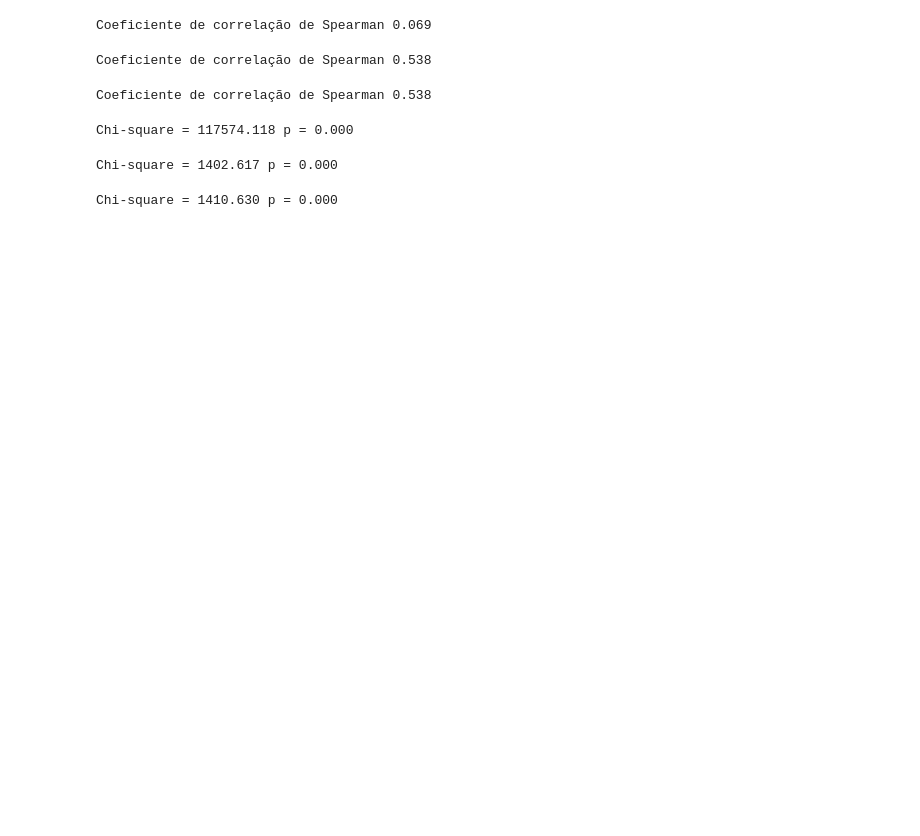
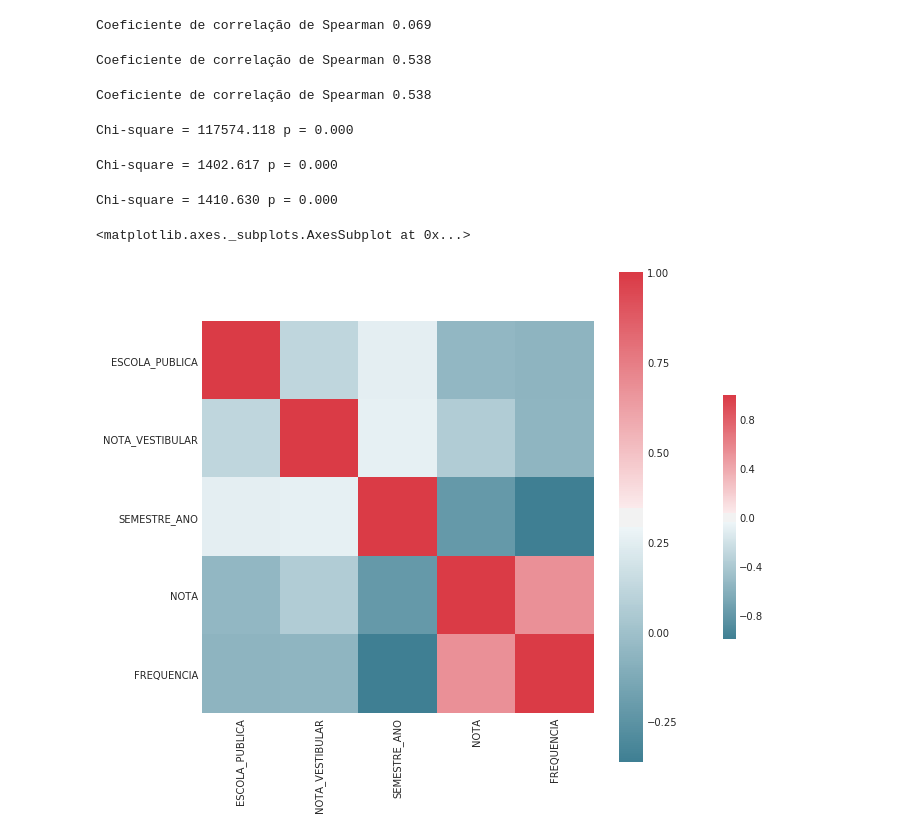
Before and after one commit to FlorencioFrancisco/Iniciacao_Cientifica, a Jupyter notebook: Correlacao_spearman.ipynb, the cells around one changed output. Cells and saved outputs as stored; diff of their text form; code cells hidden in the pictures; blank space fills up the shorter version.

Commit message:
Testando Heatmap

```diff
--- a/Correlacao_spearman.ipynb
+++ b/Correlacao_spearman.ipynb
@@ -102,3 +109,18 @@ chi2, p, dof, expected = chi2_contingency(table.values)
 print("Chi-square = %0.3f p = %0.3f" %(chi2, p))
 # %% [output]
 Chi-square = 1410.630 p = 0.000
+# %%
+#Testando heatmap
+mask = np.zeros_like(correlation_cols, dtype=np.bool)
+mask[np.triu_indices_from(mask)] = True
+f, ax = plt.subplots(figsize=(11,9))
+cmap = sb.diverging_palette(220, 10, as_cmap = True)
+sb.heatmap(correlation_cols, mask = mask, cmap = cmap, vmax = 1, vmin =-1, center = 0,
+          square = True, linewidth = .5, cbar_kws = {"shrink":.5})
+f.savefig('myimage.png', format = 'png', dpi=1200)
+correlation_cols = df.corr()
+sb.heatmap(correlation_cols, mask = np.zeros_like(correlation_cols, dtype = np.bool),
+cmap = sb.diverging_palette(220, 10, as_cmap = True), square = True, ax = ax)
+# %% [output]
+<matplotlib.axes._subplots.AxesSubplot at 0x...>
+[figure, added]
```
Also changed, not shown: parts of 1 cell of this notebook, 1 other file.
